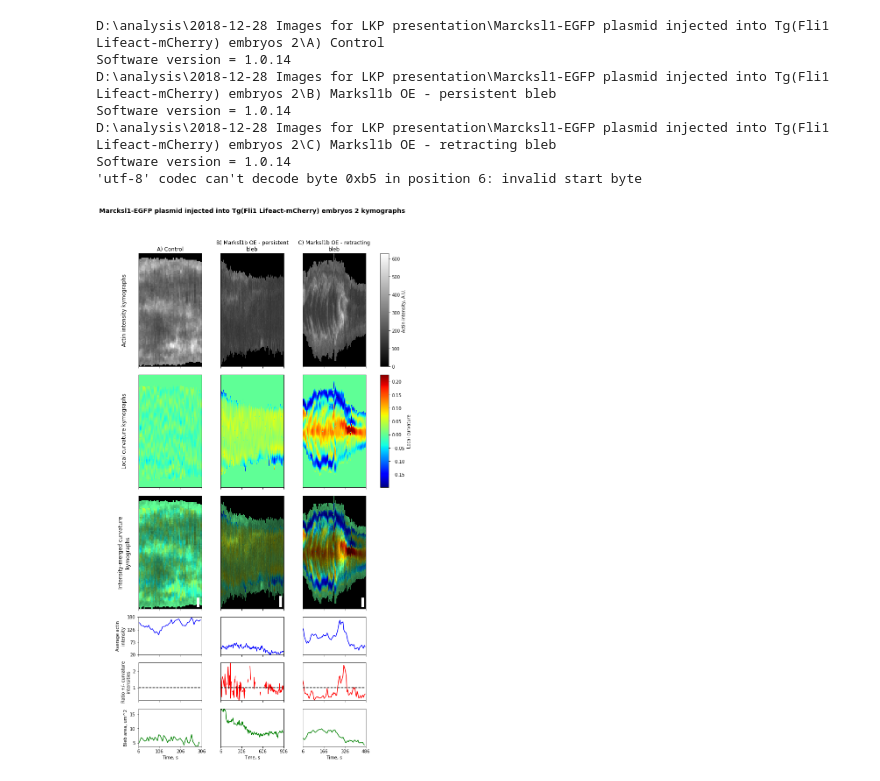
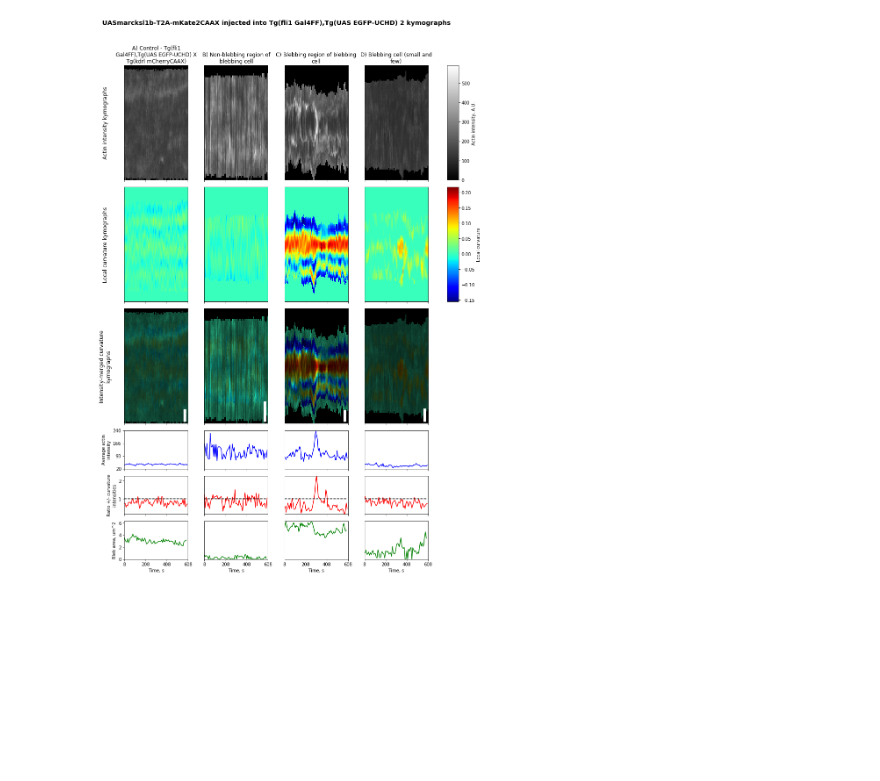
Before and after one commit to dougkelly88/blebbing_analysis, a Jupyter notebook: plotting/Blebbing figures.ipynb, the cells around one changed output. Saved outputs shown, nothing was run; the diff lists cells and outputs as text; code cells hidden in the pictures; blank space fills up the shorter version.

Commit message:
Do a bit more tidying, make documentation more complete, move all user parameters to the top of the code and make global

```diff
--- a/plotting/Blebbing figures.ipynb
+++ b/plotting/Blebbing figures.ipynb
@@ -1,3 +27,16 @@
+# %%
+experiment_folder = "D:\\analysis\\2018-12-28 Images for LKP presentation\\UASmarcksl1b-T2A-mKate2CAAX injected into Tg(fli1 Gal4FF),Tg(UAS EGFP-UCHD) 2";
+condition_names = None;
+#condition_names = ["control", "condition 1", "condition 2"]
+annotation_arrows = None;
+#annotation_arrows = [(0, (0.1, 0.66)), (2, (0.66, 0.45))];
+use_subfolder_as_condition = True;
+curvature_threshold = 0.0;
+scale_bar_size_um = 1.0;
+scale_bar_position = (0.75, 0.9) # in normalised axis coordinates
+scale_bar_color = 'w';
+contrast_enhancement = 0;
+chosen_timepoints = [8, 200, 400, 600];
 # %%
 import matplotlib.pyplot as plt
 from matplotlib import cm
@@ -35,7 +74,7 @@ def generate_average_intensity_plots(actin_kym, curvature_kym, curvature_thresho
     neg_curv_actin_I = neg_curv_actin.mean(0) - all_actin.min();
     return all_actin_I, pos_curv_actin_I, neg_curv_actin_I;
 
-def load_kymograph_data(experiment_folder):
+def load_kymograph_data(experiment_folder, condition_names=None, use_subfolder_as_condition=False):
     """load curvature and intensity kymographs, along with image parameters"""
     actin_kyms = [];
     curvature_kyms = [];
@@ -48,8 +87,6 @@ def load_kymograph_data(experiment_folder):
         curvature_kyms.append(io.imread(os.path.join(experiment_folder, subfolder, "normalised position curvature kymograph.tif")));
         params = Parameters();
         params.loadParametersFromJson(os.path.join(experiment_folder, subfolder, "parameters used.json"));
-        print(os.path.join(experiment_folder, subfolder))
-        print("Software version = " + params.software_version);
         paramses.append(params);
         try:
             areas.append(pd.read_csv(os.path.join(experiment_folder, subfolder, "bleb area.csv")));
@@ -108,18 +135,8 @@ def add_scalebar(params, ax, fig, color='w', scale_bar_size_um=1, vertical_scale
 # %%
-#experiment_folder = "D:\\data\\Inverse blebbing\\Experiment 1";
-experiment_folder = "D:\\analysis\\2018-12-28 Images for LKP presentation\\Marcksl1-EGFP plasmid injected into Tg(Fli1 Lifeact-mCherry) embryos 2";
-condition_names = None;
-#condition_names = ["control", "condition 1", "condition 2"]
-annotation_arrows = None;
-#annotation_arrows = [(0, (0.1, 0.66)), (2, (0.66, 0.45))];
-use_subfolder_as_condition = True;
-curvature_threshold = 0.05;
-scale_bar_size_um = 1.0;
-scale_bar_position = (0.75, 0.9) # in normalised axis coordinates
-scale_bar_color = 'w';
-
 # load and plot kymographs
-actin_kyms, curvature_kyms, paramses, subtitles, areas = load_kymograph_data(experiment_folder);
+actin_kyms, curvature_kyms, paramses, subtitles, areas = load_kymograph_data(experiment_folder,
+                                                                        condition_names=condition_names,
+                                                                        use_subfolder_as_condition=use_subfolder_as_condition);
 
 average_nonzero_intensities = [];
 intensity_ratios = [];
@@ -164,7 +181,7 @@ for idx in range(len(actin_kyms)):
     axs[0][idx].set_yticks([]);
     axs[1][idx].set_yticks([]);
     n_x_ticks = 4;
-    merged_im = curvature_with_intensity(curv_im, actin_im, contrast_enhancement=0.35);
+    merged_im = curvature_with_intensity(curv_im, actin_im, contrast_enhancement=contrast_enhancement);
     axs[2][idx].imshow(merged_im,
                   aspect='auto',
                   interpolation=None,
@@ -220,38 +237,31 @@ for row_idx in range(6):
     if (row_idx<3):
         bbox = axs[row_idx][0].get_position();
         ypos = 0.5*(bbox.ymin + bbox.ymax);
         txt = Text(0.05, ypos, "\n".join(wrap(subtitles[row_idx], 30)),
                    rotation='vertical',
                    horizontalalignment='center',
                    va='center',
                   fontsize=title_text_objs[idx].get_fontsize());
     else:
         axs[row_idx][0].set_ylabel("\n".join(wrap(subtitles[row_idx], 20)))
 
     if txt is not None:
         fig.add_artist(txt)
 
 plt.rc('figure', titlesize='x-large', titleweight='bold')
 fig.suptitle(experiment_title + " kymographs");
 
 # handle arrow annotations
 if annotation_arrows is not None:
     for ann in annotation_arrows:
         direction = -1 if ann[1][1] > 0.5 else 1;
         axs[0][ann[0]].annotate('', xycoords='axes fraction', xy=ann[1],
                                 xytext=(ann[1][0], ann[1][1] - direction * 0.1), textcoords='axes fraction',
                                 arrowprops=dict(facecolor='black', edgecolor='white'));
         axs[1][ann[0]].annotate('', xycoords='axes fraction', xy=ann[1],
                                 xytext=(ann[1][0], ann[1][1] - direction * 0.1), textcoords='axes fraction',
                                 arrowprops=dict(facecolor='black', edgecolor='white'));
 
 plt.show();
 # %% [output]
-D:\analysis\2018-12-28 Images for LKP presentation\Marcksl1-EGFP plasmid injected into Tg(Fli1 Lifeact-mCherry) embryos 2\A) Control
-Software version = 1.0.14
-D:\analysis\2018-12-28 Images for LKP presentation\Marcksl1-EGFP plasmid injected into Tg(Fli1 Lifeact-mCherry) embryos 2\B) Marksl1b OE - persistent bleb
-Software version = 1.0.14
-D:\analysis\2018-12-28 Images for LKP presentation\Marcksl1-EGFP plasmid injected into Tg(Fli1 Lifeact-mCherry) embryos 2\C) Marksl1b OE - retracting bleb
-Software version = 1.0.14
-'utf-8' codec can't decode byte 0xb5 in position 6: invalid start byte
-[figure, old version]
+[figure, new version]
```
Also changed, not shown: parts of 6 cells of this notebook.
